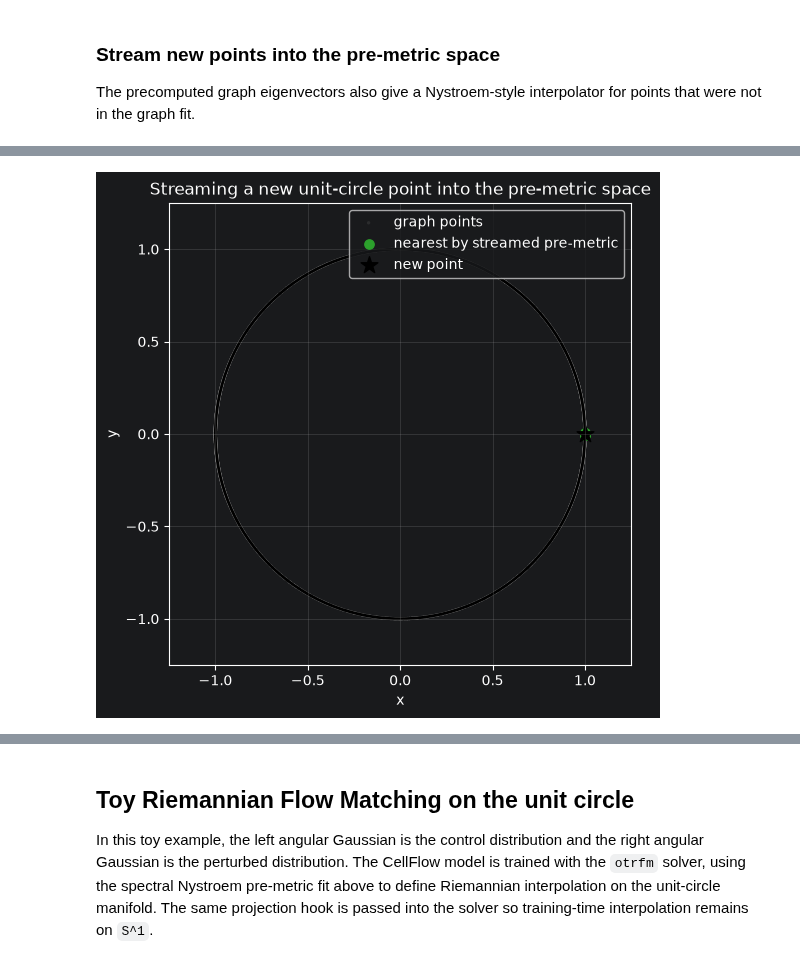
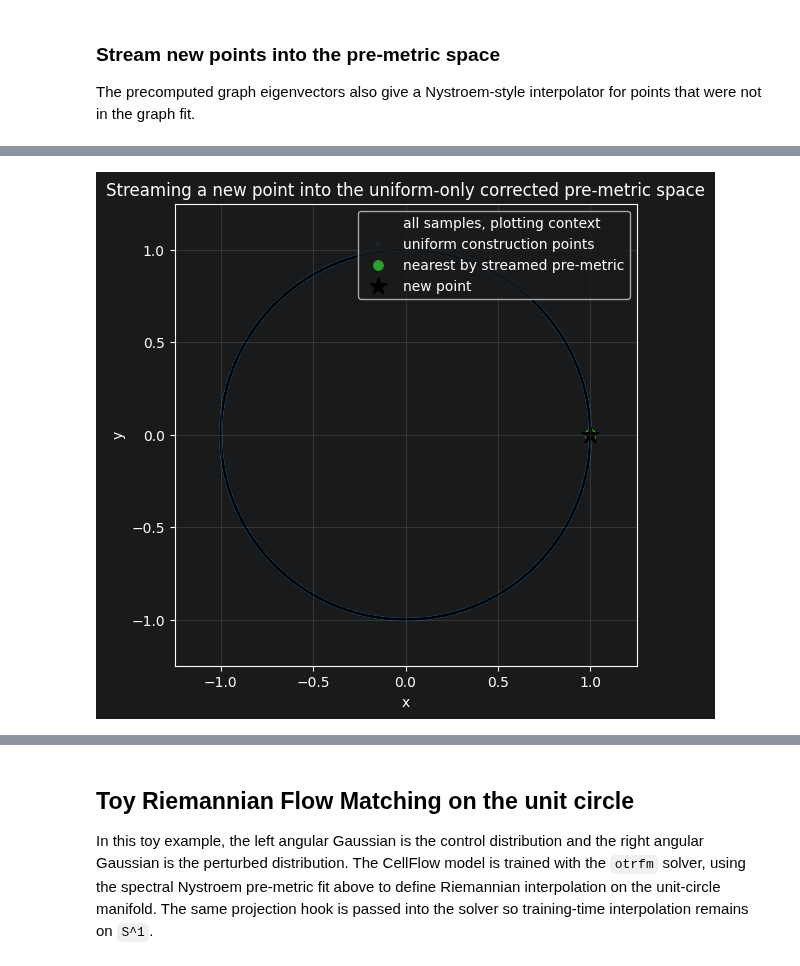
Before and after one commit to markuslaengst/CellFlow, a Jupyter notebook: docs/notebooks/riemannian_unit_circle_toy_example.ipynb, the cells around one changed output, grey strips where cells are left out. Drawn from its saved outputs; the diff is of its cells as text; code cells hidden in the pictures.

```diff
--- a/docs/notebooks/riemannian_unit_circle_toy_example.ipynb
+++ b/docs/notebooks/riemannian_unit_circle_toy_example.ipynb
@@ -4,7 +4,7 @@ import matplotlib.pyplot as plt
 
 # Uniform sampling from the unit-circle boundary, S^1.
 rng = np.random.default_rng(42)
-n_points = 5_000
+n_points = 5000
 radius = 1.0
 plot_limit = 1.25
 
@@ -41,7 +41,7 @@ radius = 1.0
 plot_limit = 1.25
 angular_variance = 0.04
 angular_std = np.sqrt(angular_variance)
-n_points_per_gaussian = 2_500
+n_points_per_gaussian = 2500
 
 mean_left = np.array([-radius, 0.0])
 mean_right = np.array([radius, 0.0])
@@ -127,6 +127,7 @@ Right Gaussian radial range: 0.9999999999999999 1.0
 We now follow the same pipeline as `riemannian_cell_flow.ipynb`: combine all generated points, build a weighted kNN graph, compute a normalized graph Laplacian, keep the first non-trivial eigenvectors, and use their biharmonic spectral embedding as the pre-metric space.
 # %%
 all_generated_points = np.vstack((points, gaussian_circle_points))
+construction_points = points.astype(np.float32)
 
 source_labels = np.concatenate(
     (
@@ -143,6 +144,8 @@ source_palette = {
 source_colors = np.array([source_palette[label] for label in source_labels])
 
 print("all_generated_points shape:", all_generated_points.shape)
+print("construction_points shape:", construction_points.shape)
+print("construction source: uniform circle samples only")
 print("source counts:")
 for label in source_palette:
     print(f"  {label}: {np.sum(source_labels == label)}")
@@ -160,13 +163,22 @@ for label, color in source_palette.items():
         label=label,
     )
 
+ax.scatter(
+    construction_points[:, 0],
+    construction_points[:, 1],
+    s=10,
+    alpha=0.18,
+    edgecolors="none",
+    color="black",
+    label="used for graph/Nyström construction",
+)
 ax.add_patch(plt.Circle((0, 0), radius, fill=False, color="black", linewidth=2))
 ax.set_aspect("equal", adjustable="box")
 ax.set_xlim(-plot_limit, plot_limit)
 ax.set_ylim(-plot_limit, plot_limit)
 ax.set_xlabel("x")
 ax.set_ylabel("y")
-ax.set_title("All generated datapoints on the unit circle")
+ax.set_title("Generated datapoints and uniform-only construction set")
 ax.legend(loc="upper right")
 ax.grid(alpha=0.25)
 plt.show()
@@ -428,15 +588,18 @@ their squared pre-metric distances: [  912. 22760. 27536. 27744. 45552.]
 
 The precomputed graph eigenvectors also give a Nystroem-style interpolator for points that were not in the graph fit.
 # %%
-key_array = jnp.asarray(all_generated_points)
+key_array = jnp.asarray(construction_points)
 nystroem = SpectralNystroem(
-    all_generated_points,
+    construction_points,
     evecs,
     evals,
     sigma=sigma,
     psi=Psi,
     x_to_id=key_array,
     k=knn_k,
+    spectral_scale=biharmonic_spectral_scale,
+    spectral_weight_type='biharmonic',
+    drop_trivial_eigenvectors=False,
 )
 
 new_point = np.array([radius, 0], dtype=np.float32)
@@ -444,43 +607,55 @@ new_emb = np.asarray(nystroem.embed_point(jnp.asarray(new_point))).astype(np.flo
 new_point_distances = np.sum((Psi - new_emb[None, :]) ** 2, axis=1)
 nearest_to_new_point = np.argsort(new_point_distances)[:10]
 
-print("new point:", new_point)
-print("nearest graph points by streamed pre-metric:", nearest_to_new_point)
-print("squared pre-metric distances:", new_point_distances[nearest_to_new_point])
+print('new point:', new_point)
+print('Nystroem construction_points shape:', construction_points.shape)
+print('graph/Nystroem sigma:', sigma)
+print('Nystroem dropped spectral components:', nystroem.n_dropped_spectral_components)
+print('nearest uniform construction points by streamed pre-metric:', nearest_to_new_point)
+print('squared pre-metric distances:', new_point_distances[nearest_to_new_point])
 
 fig, ax = plt.subplots(figsize=(7, 6))
 ax.scatter(
     all_generated_points[:, 0],
     all_generated_points[:, 1],
-    s=6,
-    alpha=0.18,
-    edgecolors="none",
-    color="tab:gray",
-    label="graph points",
+    s=4,
+    alpha=0.08,
+    edgecolors='none',
+    color='tab:gray',
+    label='all samples, plotting context',
 )
 ax.scatter(
-    all_generated_points[nearest_to_new_point, 0],
-    all_generated_points[nearest_to_new_point, 1],
+    construction_points[:, 0],
+    construction_points[:, 1],
+    s=6,
+    alpha=0.20,
+    edgecolors='none',
+    color='tab:blue',
+    label='uniform construction points',
+)
+ax.scatter(
+    construction_points[nearest_to_new_point, 0],
+    construction_points[nearest_to_new_point, 1],
     s=45,
-    color="tab:green",
-    label="nearest by streamed pre-metric",
+    color='tab:green',
+    label='nearest by streamed pre-metric',
 )
 ax.scatter(
     new_point[0],
     new_point[1],
     s=160,
-    marker="*",
-    color="black",
-    label="new point",
+    marker='*',
+    color='black',
+    label='new point',
 )
-ax.add_patch(plt.Circle((0, 0), radius, fill=False, color="black", linewidth=2))
-ax.set_aspect("equal", adjustable="box")
+ax.add_patch(plt.Circle((0, 0), radius, fill=False, color='black', linewidth=2))
+ax.set_aspect('equal', adjustable='box')
 ax.set_xlim(-plot_limit, plot_limit)
 ax.set_ylim(-plot_limit, plot_limit)
-ax.set_xlabel("x")
-ax.set_ylabel("y")
-ax.set_title("Streaming a new unit-circle point into the pre-metric space")
-ax.legend(loc="upper right")
+ax.set_xlabel('x')
+ax.set_ylabel('y')
+ax.set_title('Streaming a new point into the uniform-only corrected pre-metric space')
+ax.legend(loc='upper right')
 ax.grid(alpha=0.25)
 plt.show()
 # %% [output]
@@ -491,4 +669,4 @@ squared pre-metric distances: [  3.5798588  48.869064   75.77713   105.06833   1
-[figure, old version]
+[figure, new version]
 # %% [markdown]
 ### Inspect the RFM interpolation field `u_t`
 
```
Also changed, not shown: parts of 17 cells of this notebook, 2 other files.
